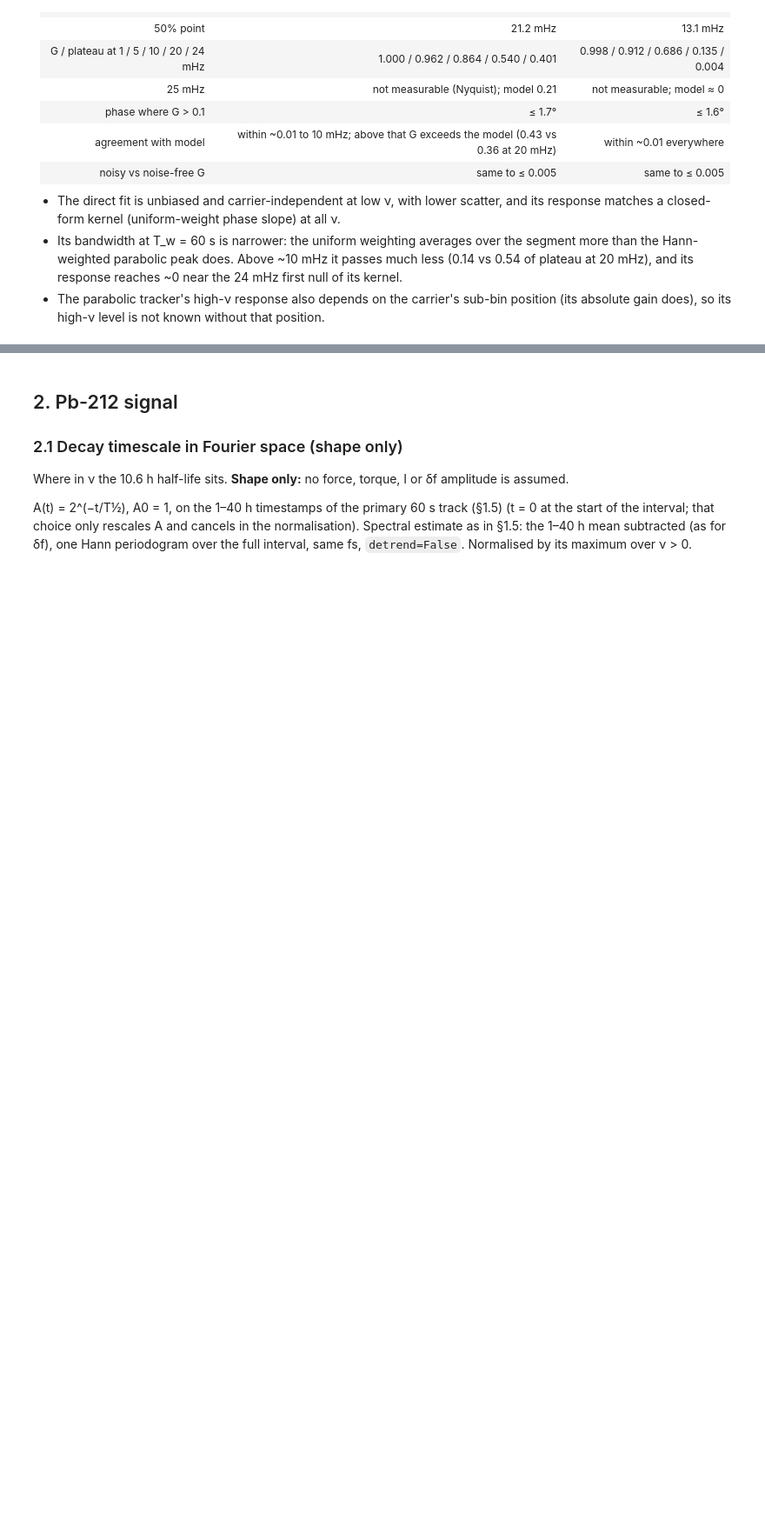
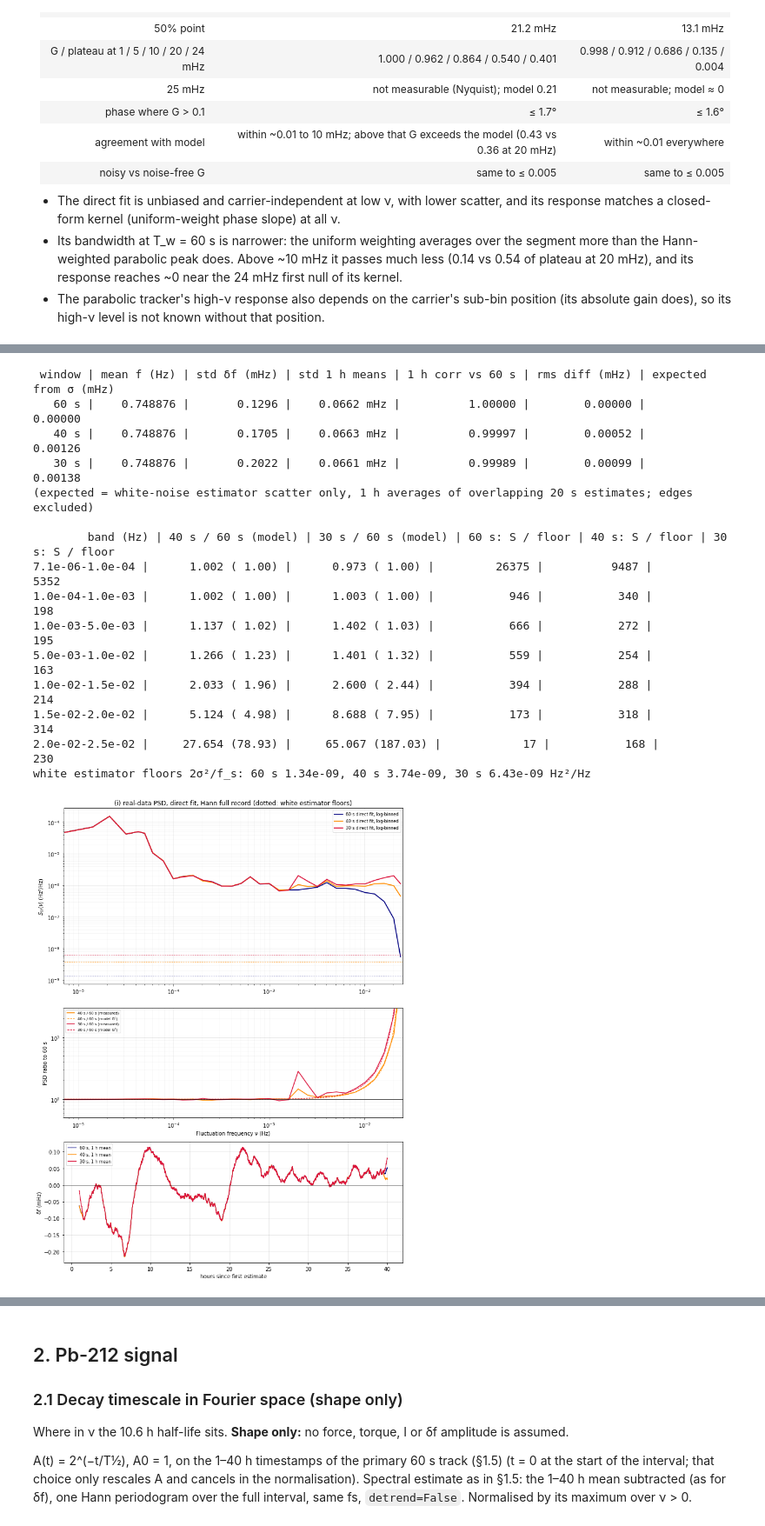
Before and after one commit to Moore-Lab/Decay-Sail, a Jupyter notebook: analysis/noise_budget_20260911.ipynb, the cells around one changed output, grey strips where cells are left out. Shown at 87% size. Saved outputs shown, nothing was run; the diff lists cells and outputs as text; code cells hidden in the pictures; blank space fills up the shorter version.

```diff
--- a/analysis/noise_budget_20260911.ipynb
+++ b/analysis/noise_budget_20260911.ipynb
@@ -1788,0 +1872,71 @@ plt.tight_layout(); plt.show()
+# %%
+# (5) real-data PSDs with the primary conventions, and agreement within estimator uncertainty
+PSD_I = {}
+for w in WINS_I:
+    e = REAL_I[w]; fs_w = 1/np.median(np.diff(e['t']))
+    nu_w, S_w = periodogram(e['d'], fs=fs_w, window='hann', detrend=False)
+    PSD_I[w] = dict(nu=nu_w, S=S_w, lb=tuple(log_bin(nu_w, S_w)), fs=fs_w,
+                    floor=2*SYN_I[w]['stat'][1]**2/fs_w)            # white estimator floor from the stationary σ
+
+t60i = REAL_I[60]['t']
+slow_i = {w: uniform_filter1d(np.interp(t60i, REAL_I[w]['t'], REAL_I[w]['d']), N_SLOW, mode='nearest') for w in WINS_I}
+print(f"{'window':>7} | {'mean f (Hz)':>11} | {'std δf (mHz)':>12} | {'std 1 h means':>13} | {'1 h corr vs 60 s':>16} | "
+      f"{'rms diff (mHz)':>14} | {'expected from σ (mHz)':>21}")
+for w in WINS_I:
+    e = REAL_I[w]
+    sd = slow_i[w][N_SLOW:-N_SLOW]; s60 = slow_i[60][N_SLOW:-N_SLOW]
+    exp_ = np.sqrt((SYN_I[60]['stat'][1]**2*max(60, STEP_P) + SYN_I[w]['stat'][1]**2*max(w, STEP_P))/3600) if w != 60 else 0
+    print(f'{w:5d} s | {e["f"].mean():11.6f} | {e["d"].std()*1e3:12.4f} | {sd.std()*1e3:9.4f} mHz | '
+          f'{np.corrcoef(sd, s60)[0, 1]:16.5f} | {np.sqrt(np.mean((sd - s60)**2))*1e3:14.5f} | {exp_*1e3:21.5f}')
+print('(expected = white-noise estimator scatter only, 1 h averages of overlapping 20 s estimates; edges excluded)')
+
+def bmean(w, lo, hi):
+    p = PSD_I[w]; b = band(p['nu'], lo, hi); return p['S'][b].mean()
+BANDS_I = ((PSD_I[60]['nu'][1], 1e-4), (1e-4, 1e-3), (1e-3, 5e-3), (5e-3, 1e-2), (1e-2, 1.5e-2), (1.5e-2, 2e-2), (2e-2, 0.025))
+print(f"\n{'band (Hz)':>17} | " + ' | '.join(f'{w} s / 60 s (model)' for w in WINS_I[1:]) + ' | ' +
+      ' | '.join(f'{w} s: S / floor' for w in WINS_I))
+for lo, hi in BANDS_I:
+    nc = np.sqrt(lo*hi)
+    rat = [f'{bmean(w, lo, hi)/bmean(60, lo, hi):10.3f} ({(kernel_response_uniform(w, nc)/kernel_response_uniform(60, nc))[0]**2:5.2f})'
+           for w in WINS_I[1:]]
+    snr_ = [f'{bmean(w, lo, hi)/PSD_I[w]["floor"]:13.0f}' for w in WINS_I]
+    print(f'{lo:.1e}-{hi:.1e} | ' + ' | '.join(rat) + ' | ' + ' | '.join(snr_))
+print('white estimator floors 2σ²/f_s: ' + ', '.join(f'{w} s {PSD_I[w]["floor"]:.2e}' for w in WINS_I) + ' Hz²/Hz')
+
+fig, ax = plt.subplots(3, 1, figsize=(10, 13), gridspec_kw=dict(height_ratios=[1.6, 1, 1.1]))
+for w in WINS_I:
+    nlb, slb, _ = PSD_I[w]['lb']
+    ax[0].loglog(nlb, slb, color=coli[w], lw=1.8, label=f'{w} s direct fit, log-binned')
+    ax[0].axhline(PSD_I[w]['floor'], color=coli[w], ls=':', lw=1)
+    if w != 60:
+        n60, s60_, _ = PSD_I[60]['lb']
+        ax[1].semilogx(nlb, slb/np.interp(nlb, n60, s60_), color=coli[w], lw=1.6, label=f'{w} s / 60 s (measured)')
+        ax[1].semilogx(nu_f, (kernel_response_uniform(w, nu_f)/kernel_response_uniform(60, nu_f))**2, '--', color=coli[w], lw=1,
+                       label=f'{w} s / 60 s (model G²)')
+ax[0].set_ylabel('$S_{\\delta f}(\\nu)$ (Hz²/Hz)'); ax[0].legend(fontsize=8)
+ax[0].set_title('(i) real-data PSD, direct fit, Hann full record (dotted: white estimator floors)')
+ax[1].axhline(1, color='k', lw=0.6); ax[1].set_ylim(0.5, 30); ax[1].set_yscale('log')
+ax[1].set_ylabel('PSD ratio to 60 s'); ax[1].legend(fontsize=7)
+for a in ax[:2]: a.set_xlim(PSD_I[60]['nu'][1], 0.025); a.grid(which='major', alpha=0.35); a.grid(which='minor', alpha=0.12)
+ax[1].set_xlabel('Fluctuation frequency ν (Hz)')
+for w in WINS_I: ax[2].plot((t60i - T_REF)/3600, slow_i[w]*1e3, color=coli[w], lw=1.3, label=f'{w} s, 1 h mean')
+ax[2].axhline(0, color='k', lw=0.5); ax[2].set_ylabel('δf (mHz)'); ax[2].set_xlabel('hours since first estimate')
+ax[2].legend(fontsize=8); ax[2].grid(alpha=.3)
+plt.tight_layout(); plt.show()
+# %% [output]
+ window | mean f (Hz) | std δf (mHz) | std 1 h means | 1 h corr vs 60 s | rms diff (mHz) | expected from σ (mHz)
+   60 s |    0.748876 |       0.1296 |    0.0662 mHz |          1.00000 |        0.00000 |               0.00000
+   40 s |    0.748876 |       0.1705 |    0.0663 mHz |          0.99997 |        0.00052 |               0.00126
+   30 s |    0.748876 |       0.2022 |    0.0661 mHz |          0.99989 |        0.00099 |               0.00138
+(expected = white-noise estimator scatter only, 1 h averages of overlapping 20 s estimates; edges excluded)
+
+        band (Hz) | 40 s / 60 s (model) | 30 s / 60 s (model) | 60 s: S / floor | 40 s: S / floor | 30 s: S / floor
+7.1e-06-1.0e-04 |      1.002 ( 1.00) |      0.973 ( 1.00) |         26375 |          9487 |          5352
+1.0e-04-1.0e-03 |      1.002 ( 1.00) |      1.003 ( 1.00) |           946 |           340 |           198
+1.0e-03-5.0e-03 |      1.137 ( 1.02) |      1.402 ( 1.03) |           666 |           272 |           195
+5.0e-03-1.0e-02 |      1.266 ( 1.23) |      1.401 ( 1.32) |           559 |           254 |           163
+1.0e-02-1.5e-02 |      2.033 ( 1.96) |      2.600 ( 2.44) |           394 |           288 |           214
+1.5e-02-2.0e-02 |      5.124 ( 4.98) |      8.688 ( 7.95) |           173 |           318 |           314
+2.0e-02-2.5e-02 |     27.654 (78.93) |     65.067 (187.03) |            17 |           168 |           230
+white estimator floors 2σ²/f_s: 60 s 1.34e-09, 40 s 3.74e-09, 30 s 6.43e-09 Hz²/Hz
+[figure, added]
```
Also changed, not shown: parts of 3 cells of this notebook, 2 other files.
